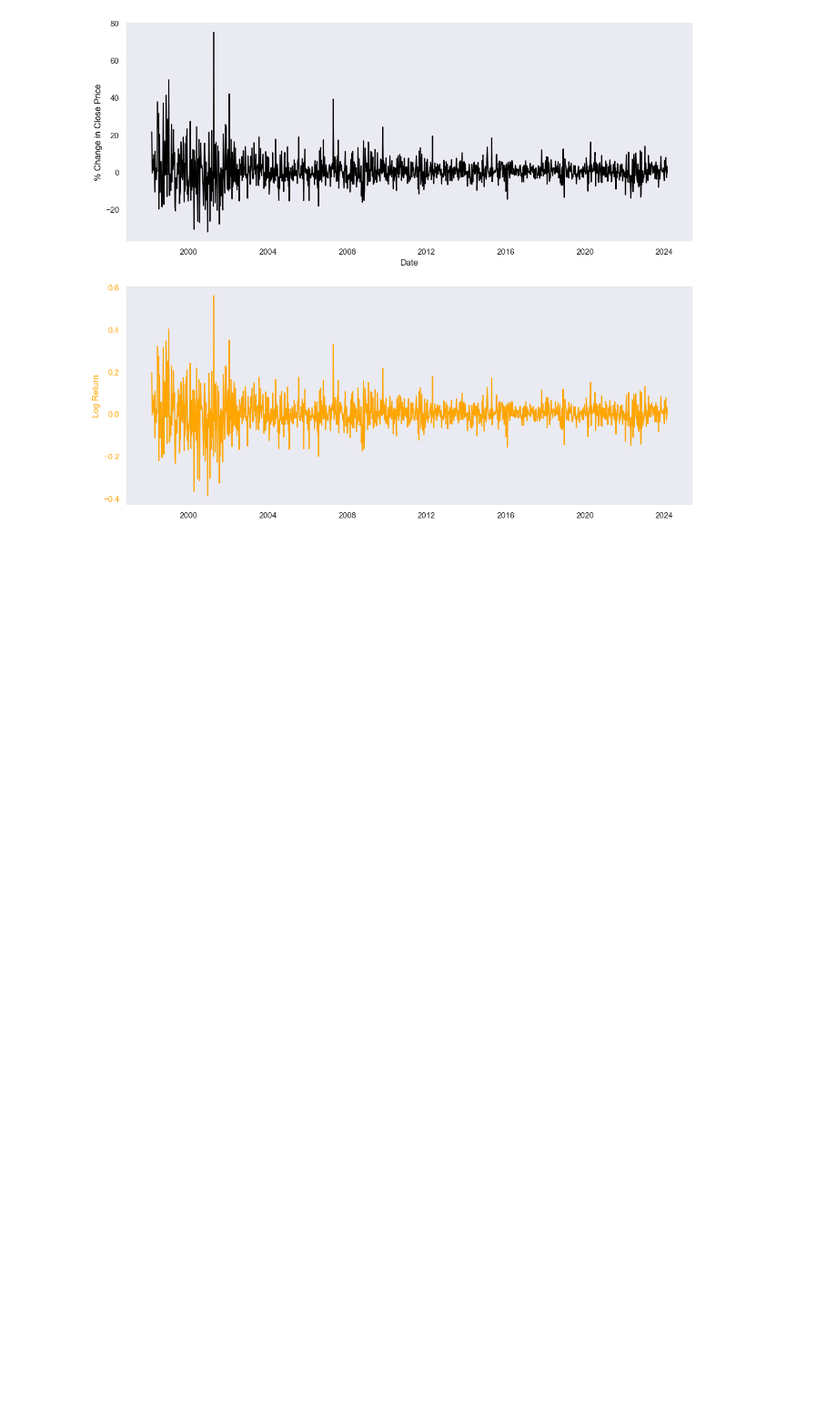
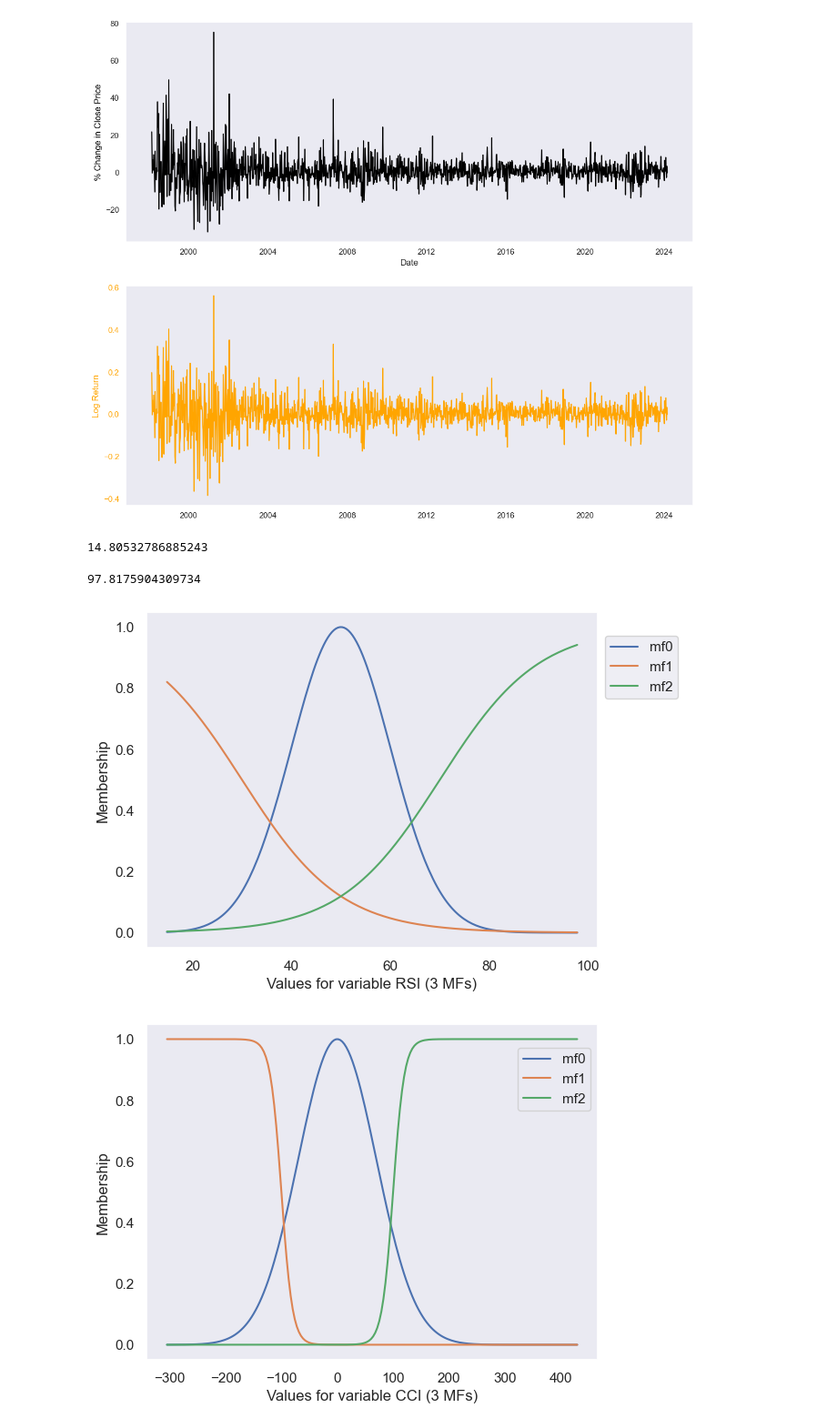
Before and after one commit to elenatomasella/ML, a Jupyter notebook: anfis_amzn.ipynb, the cells around one changed output. Shown at 91% size. Cells and saved outputs as stored; diff of their text form; code cells hidden in the pictures; blank space fills up the shorter version.

```diff
--- a/anfis_amzn.ipynb
+++ b/anfis_amzn.ipynb
@@ -288,3 +288,26 @@ model = anfis.AnfisNetClassifier(invardefs=invars, num_classes=3)
 
 # Initialize the consequent parameters and set them to small (10^-2) random values using the coeff property setter
 #model.coeff = torch.randn(coeff_shape, dtype=torch.float) * 0.1
+# %%
+amzn['RSI'].min()
+# %% [output]
+14.80532786885243
+# %%
+amzn['RSI'].max()
+# %% [output]
+97.8175904309734
+# %%
+num_points = 200
+rsi_range = torch.linspace(amzn['RSI'].min(), amzn['RSI'].max(), num_points)
+cci_range = torch.linspace(amzn['CCI'].min(), amzn['CCI'].max(), num_points)
+cpc_range = torch.linspace(amzn['CPC'].min(), amzn['CPC'].max(), num_points)
+madn_range = torch.linspace(amzn['MA40_MA10_difference_normalized'].min(), amzn['MA40_MA10_difference_normalized'].max(), num_points)
+
+# Ensure the order matches 'feature_columns' and the model's expectations
+x = torch.stack([rsi_range, cci_range, cpc_range, madn_range], dim=1)  # Adjust the order if necessary
+
+# Now call the plotting function, ensuring your model and the function are ready to use
+experimental.plot_all_mfs(model, x)
+# %% [output]
+[figure, added]
+[figure, added]
```
Also changed, not shown: parts of 11 cells of this notebook.
